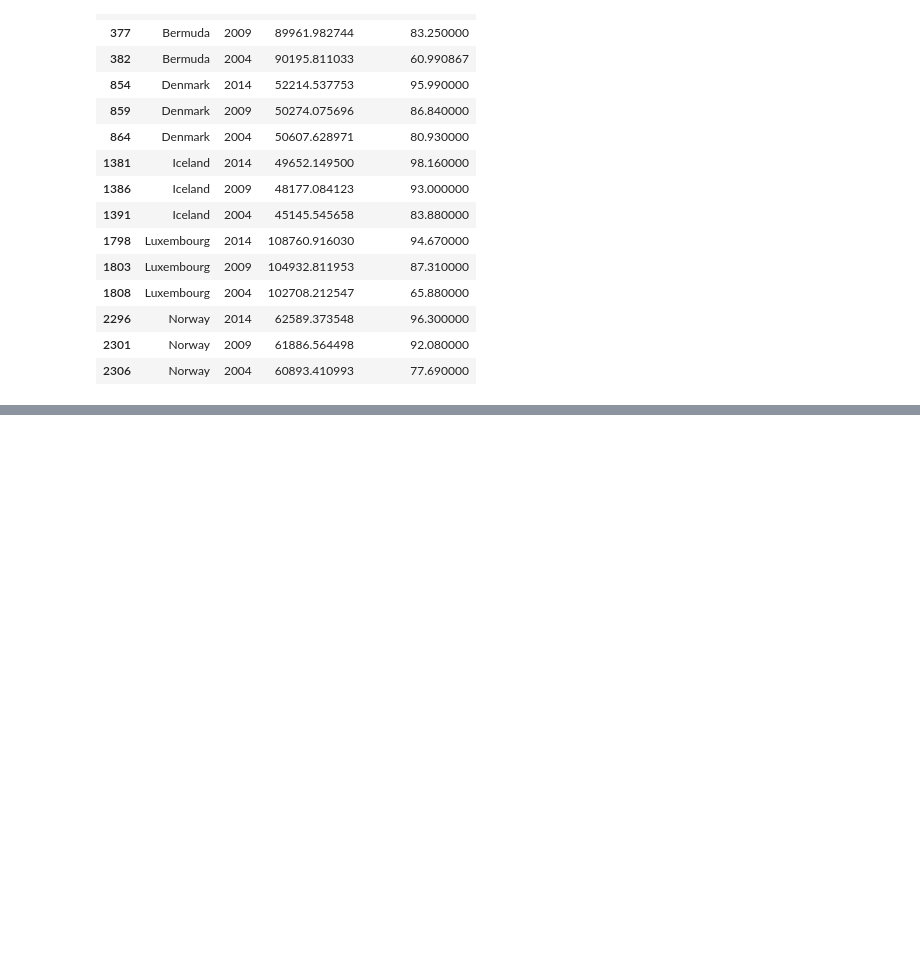
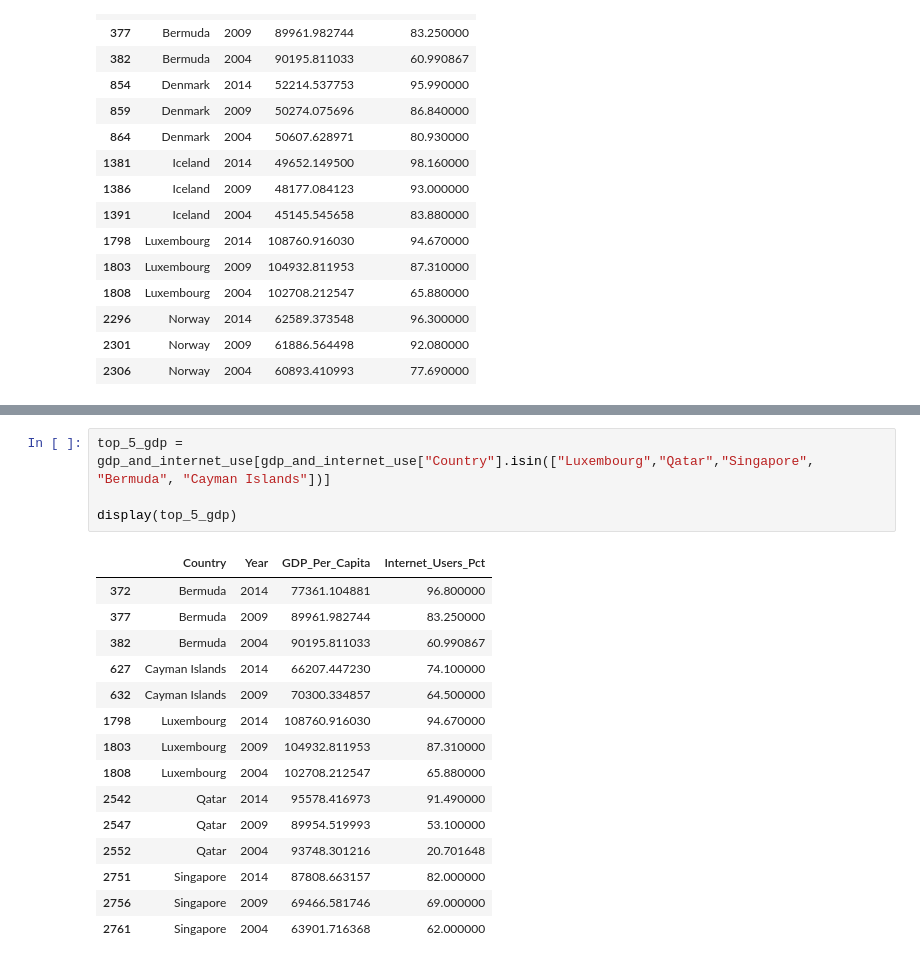
Before and after one commit to NSS-Data-Analytics-Cohort-7/gdp-and-internet-usage-csider0317, a Jupyter notebook: Notebooks/gdpproject.ipynb, the cells around one changed output, grey strips where cells are left out. Saved outputs shown, nothing was run; the diff lists cells and outputs as text; blank space fills up the shorter version.

```diff
--- a/Notebooks/gdpproject.ipynb
+++ b/Notebooks/gdpproject.ipynb
@@ -434,0 +446,20 @@ plt.show()
+# %%
+top_5_gdp = gdp_and_internet_use[gdp_and_internet_use["Country"].isin(["Luxembourg","Qatar","Singapore", "Bermuda", "Cayman Islands"])]
+
+display(top_5_gdp)
+# %% [output]
+|  | Country | Year | GDP_Per_Capita | Internet_Users_Pct |
+| 372 | Bermuda | 2014 | 77361.104881 | 96.800000 |
+| 377 | Bermuda | 2009 | 89961.982744 | 83.250000 |
+| 382 | Bermuda | 2004 | 90195.811033 | 60.990867 |
+| 627 | Cayman Islands | 2014 | 66207.447230 | 74.100000 |
+| 632 | Cayman Islands | 2009 | 70300.334857 | 64.500000 |
+| 1798 | Luxembourg | 2014 | 108760.916030 | 94.670000 |
+| 1803 | Luxembourg | 2009 | 104932.811953 | 87.310000 |
+| 1808 | Luxembourg | 2004 | 102708.212547 | 65.880000 |
+| 2542 | Qatar | 2014 | 95578.416973 | 91.490000 |
+| 2547 | Qatar | 2009 | 89954.519993 | 53.100000 |
+| 2552 | Qatar | 2004 | 93748.301216 | 20.701648 |
+| 2751 | Singapore | 2014 | 87808.663157 | 82.000000 |
+| 2756 | Singapore | 2009 | 69466.581746 | 69.000000 |
+| 2761 | Singapore | 2004 | 63901.716368 | 62.000000 |
```
Also changed, not shown: parts of 17 cells of this notebook.
